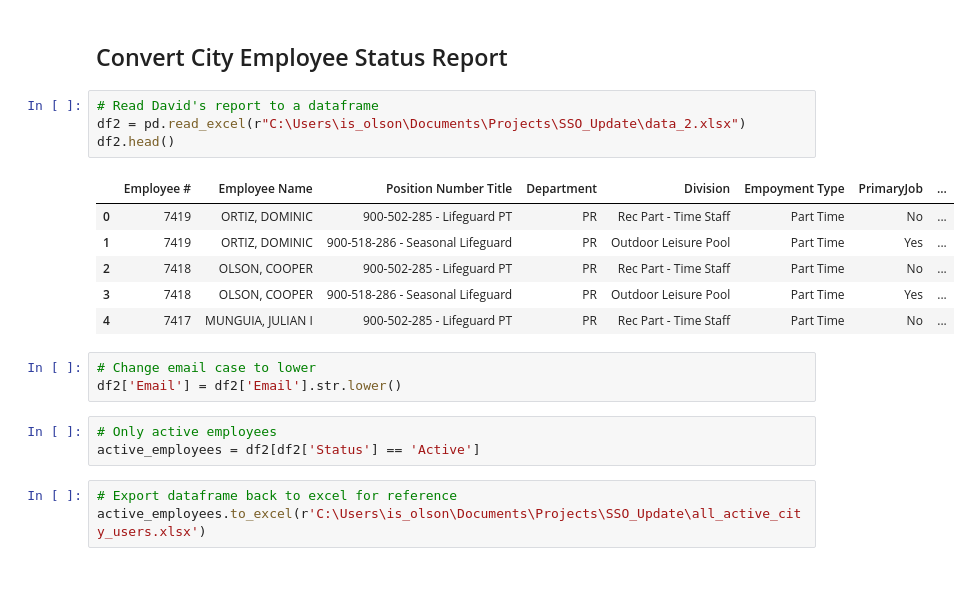
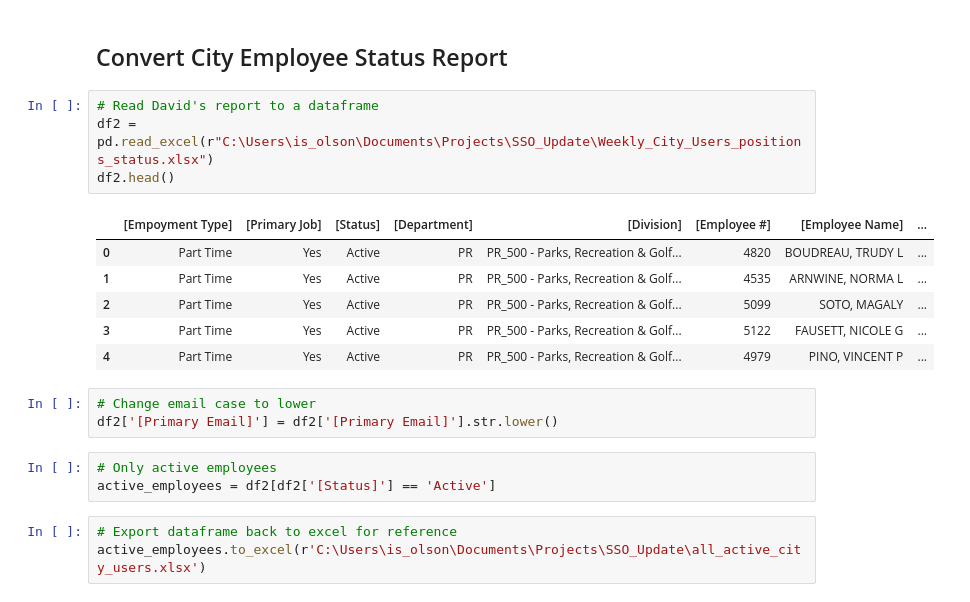
Before and after one commit to andersolson/Python-ArcGIS, a Jupyter notebook: arc-python-api/content-management/report-all-users.ipynb, the cells around one changed output. Saved outputs shown, nothing was run; the diff lists cells and outputs as text.

```diff
--- a/arc-python-api/content-management/report-all-users.ipynb
+++ b/arc-python-api/content-management/report-all-users.ipynb
@@ -66,21 +66,21 @@ df.to_excel(r'C:\Users\is_olson\Documents\Projects\SSO_Update\all_agol_users.xls
 ## Convert City Employee Status Report
 # %%
 # Read David's report to a dataframe
-df2 = pd.read_excel(r"C:\Users\is_olson\Documents\Projects\SSO_Update\data_2.xlsx")
+df2 = pd.read_excel(r"C:\Users\is_olson\Documents\Projects\SSO_Update\Weekly_City_Users_positions_status.xlsx")
 df2.head()
 # %% [output]
-|  | Employee # | Employee Name | Position Number Title | Department | Division | Empoyment Type | PrimaryJob | ... |
-| 0 | 7419 | ORTIZ, DOMINIC | 900-502-285 - Lifeguard PT | PR | Rec Part - Time Staff | Part Time | No | ... |
-| 1 | 7419 | ORTIZ, DOMINIC | 900-518-286 - Seasonal Lifeguard | PR | Outdoor Leisure Pool | Part Time | Yes | ... |
-| 2 | 7418 | OLSON, COOPER | 900-502-285 - Lifeguard PT | PR | Rec Part - Time Staff | Part Time | No | ... |
-| 3 | 7418 | OLSON, COOPER | 900-518-286 - Seasonal Lifeguard | PR | Outdoor Leisure Pool | Part Time | Yes | ... |
-| 4 | 7417 | MUNGUIA, JULIAN I | 900-502-285 - Lifeguard PT | PR | Rec Part - Time Staff | Part Time | No | ... |
+|  | [Empoyment Type] | [Primary Job] | [Status] | [Department] | [Division] | [Employee #] | [Employee Name] | ... |
+| 0 | Part Time | Yes | Active | PR | PR_500 - Parks, Recreation & Golf... | 4820 | BOUDREAU, TRUDY L | ... |
+| 1 | Part Time | Yes | Active | PR | PR_500 - Parks, Recreation & Golf... | 4535 | ARNWINE, NORMA L | ... |
+| 2 | Part Time | Yes | Active | PR | PR_500 - Parks, Recreation & Golf... | 5099 | SOTO, MAGALY | ... |
+| 3 | Part Time | Yes | Active | PR | PR_500 - Parks, Recreation & Golf... | 5122 | FAUSETT, NICOLE G | ... |
+| 4 | Part Time | Yes | Active | PR | PR_500 - Parks, Recreation & Golf... | 4979 | PINO, VINCENT P | ... |
 # %%
 # Change email case to lower
-df2['Email'] = df2['Email'].str.lower()
+df2['[Primary Email]'] = df2['[Primary Email]'].str.lower()
 # %%
 # Only active employees
-active_employees = df2[df2['Status'] == 'Active']
+active_employees = df2[df2['[Status]'] == 'Active']
 # %%
 # Export dataframe back to excel for reference
 active_employees.to_excel(r'C:\Users\is_olson\Documents\Projects\SSO_Update\all_active_city_users.xlsx')
```
Also changed, not shown: parts of 3 cells of this notebook.
